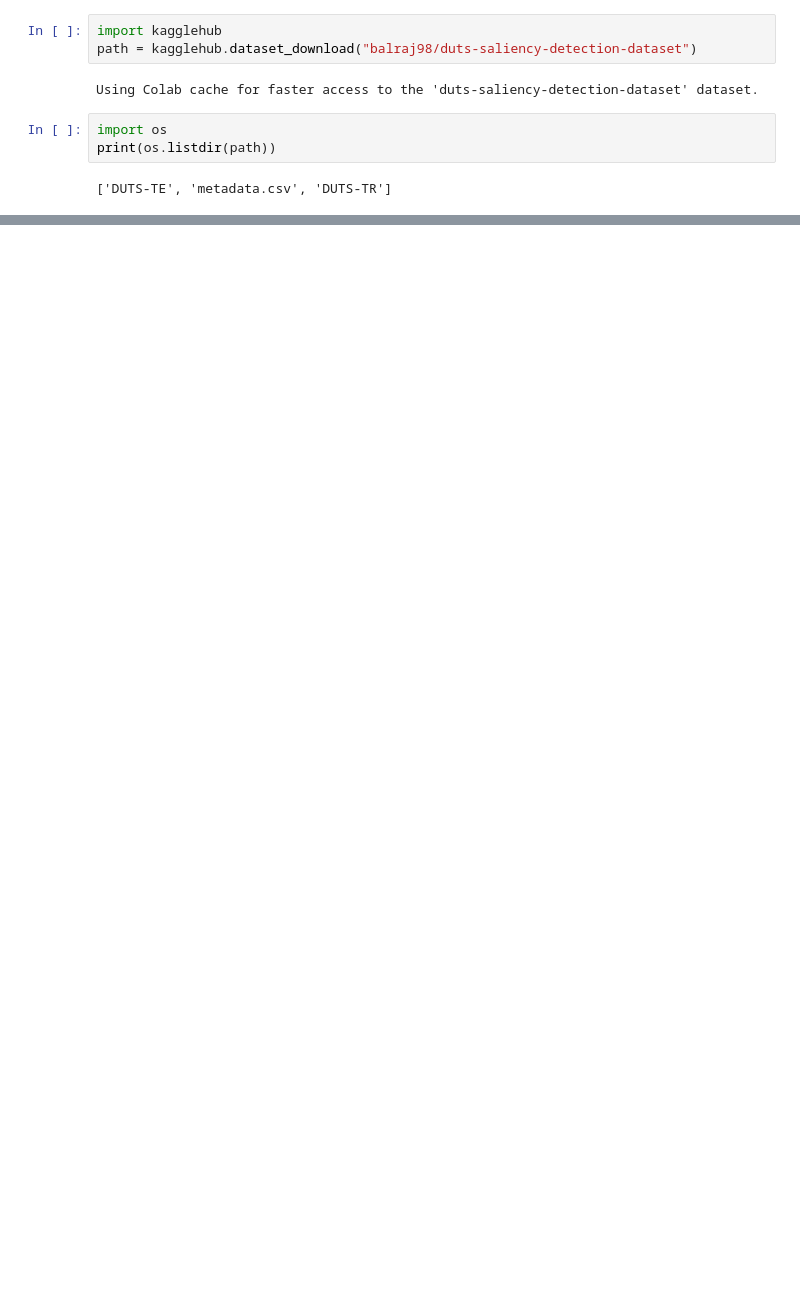
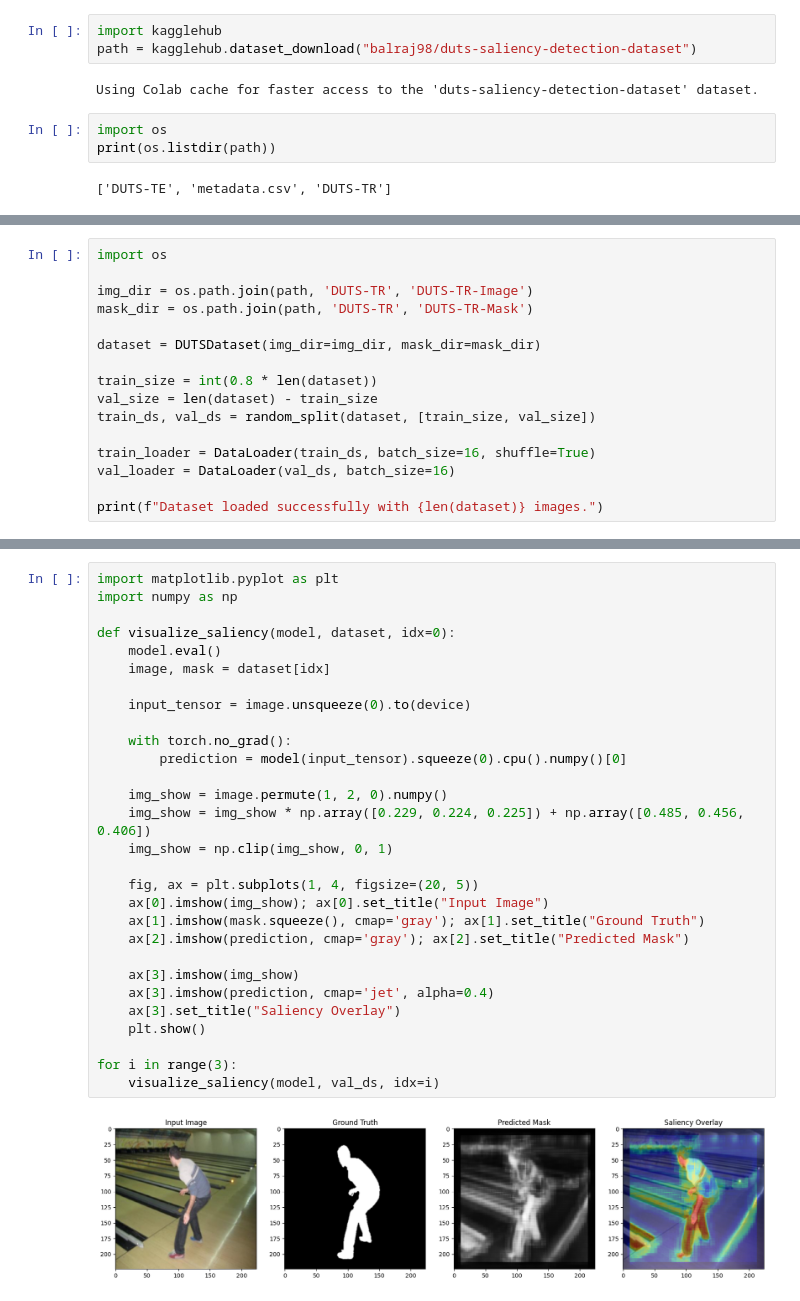
Before and after one commit to invadoli/Projekti3_ML_DL, a Jupyter notebook: ML_DL.ipynb, the cells around one changed output, grey strips where cells are left out. Cells and saved outputs as stored; diff of their text form; blank space fills up the shorter version.

```diff
--- a/ML_DL.ipynb
+++ b/ML_DL.ipynb
@@ -145,0 +39,16 @@ visualize_results(model, val_loader, device)
+# %%
+import os
+
+img_dir = os.path.join(path, 'DUTS-TR', 'DUTS-TR-Image')
+mask_dir = os.path.join(path, 'DUTS-TR', 'DUTS-TR-Mask')
+
+dataset = DUTSDataset(img_dir=img_dir, mask_dir=mask_dir)
+
+train_size = int(0.8 * len(dataset))
+val_size = len(dataset) - train_size
+train_ds, val_ds = random_split(dataset, [train_size, val_size])
+
+train_loader = DataLoader(train_ds, batch_size=16, shuffle=True)
+val_loader = DataLoader(val_ds, batch_size=16)
+
+print(f"Dataset loaded successfully with {len(dataset)} images.")
@@ -145,0 +114,31 @@ visualize_results(model, val_loader, device)
+# %%
+import matplotlib.pyplot as plt
+import numpy as np
+
+def visualize_saliency(model, dataset, idx=0):
+    model.eval()
+    image, mask = dataset[idx]
+
+    input_tensor = image.unsqueeze(0).to(device)
+
+    with torch.no_grad():
+        prediction = model(input_tensor).squeeze(0).cpu().numpy()[0]
+
+    img_show = image.permute(1, 2, 0).numpy()
+    img_show = img_show * np.array([0.229, 0.224, 0.225]) + np.array([0.485, 0.456, 0.406])
+    img_show = np.clip(img_show, 0, 1)
+
+    fig, ax = plt.subplots(1, 4, figsize=(20, 5))
+    ax[0].imshow(img_show); ax[0].set_title("Input Image")
+    ax[1].imshow(mask.squeeze(), cmap='gray'); ax[1].set_title("Ground Truth")
+    ax[2].imshow(prediction, cmap='gray'); ax[2].set_title("Predicted Mask")
+
+    ax[3].imshow(img_show)
+    ax[3].imshow(prediction, cmap='jet', alpha=0.4)
+    ax[3].set_title("Saliency Overlay")
+    plt.show()
+
+for i in range(3):
+    visualize_saliency(model, val_ds, idx=i)
+# %% [output]
+[figure, added]
```
Also changed, not shown: parts of 15 cells of this notebook.
